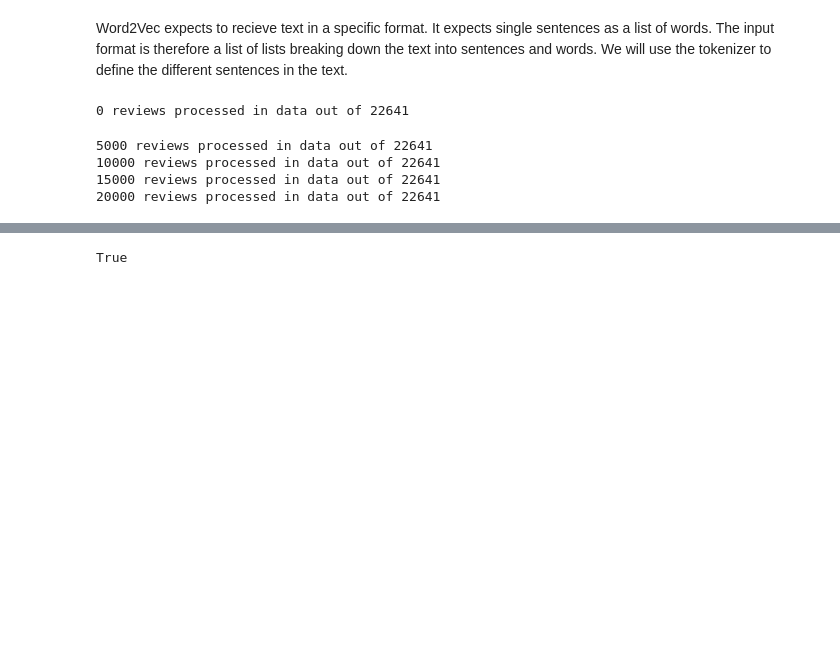
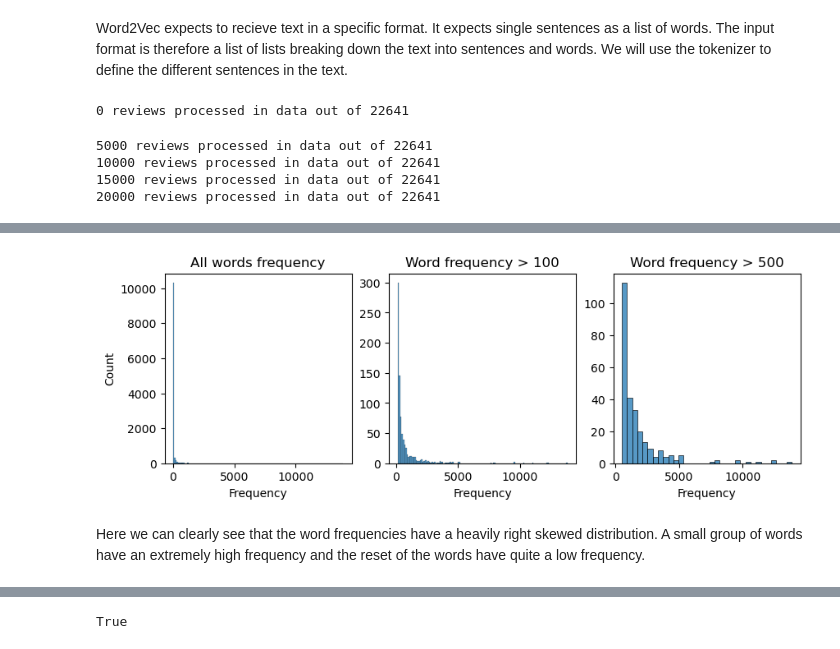
Before and after one commit to JackPierce11/Women-s-Clothing-Reivews---Sentiment-Analysis, a Jupyter notebook: women-s-clothing-reviews-building-word2vec.ipynb, the cells around one changed output, grey strips where cells are left out. Drawn from its saved outputs; the diff is of its cells as text; code cells hidden in the pictures; blank space fills up the shorter version.

Commit message:
Kaggle Notebook | Women's Clothing Reviews - Building Word2Vec | Version 2

```diff
--- a/women-s-clothing-reviews-building-word2vec.ipynb
+++ b/women-s-clothing-reviews-building-word2vec.ipynb
@@ -98,9 +108,16 @@ def review_to_wordlist(review):
     # Convert words to lowercase and split them
     review = review.lower().split()
 
+    # Converting stopwords list to a set (for processing time)
+    stops = set(stopwords.words("english"))
+
+    # Removing stopwords
+    review = [w for w in review if not w in stops]
+
     # Lemmatize the words
     review = lemmatize(review)
 
+
     return review
 # %%
 # Example of results of review_to_wordlist
@@ -169,0 +201,41 @@ The dataset contains 131,187 sentences and a total of 1,441,977 words
+# %%
+# Convert the dictionary into a list of tuples
+word_freq_list = [(word, freq) for word, freq in word_frequencies.items()]
+
+# Create a pandas dataframe from the list
+word_freqs = pd.DataFrame(word_freq_list, columns=['Word', 'Frequency'])
+
+# Sort the dataframe by frequency in descending order and reseting the index
+word_freqs = word_freqs.sort_values(by='Frequency', ascending=False)
+word_freqs = word_freqs.reset_index(drop=True)
+# %%
+# Creating subsets which show words greater than certain frequencies
+word_freqs_100 = word_freqs[word_freqs['Frequency'] > 100]
+word_freqs_500 = word_freqs[word_freqs['Frequency'] > 500]
+# %%
+# Creating a figure to plot histograms for word frequency distributions
+fig = plt.figure(figsize=(10,3))
+
+# Word frequency distribution for all words
+plt.subplot(1,3,1)
+sns.histplot(word_freqs['Frequency'], bins = 150)
+plt.title('All words frequency')
+
+# Word frequency distribution for words with a frequency above 100
+plt.subplot(1,3,2)
+sns.histplot(word_freqs_100['Frequency'])
+plt.title('Word frequency > 100')
+plt.ylabel('')
+
+# Word frequency distribution for words with a frequency above 500
+plt.subplot(1,3,3)
+sns.histplot(word_freqs_500['Frequency'])
+plt.title('Word frequency > 500')
+plt.ylabel('')
+
+
+plt.show()
+# %% [output]
+[figure, added]
+# %% [markdown]
+Here we can clearly see that the word frequencies have a heavily right skewed distribution. A small group of words have an extremely high frequency and the reset of the words have quite a low frequency.
```
Also changed, not shown: parts of 27 cells of this notebook.
